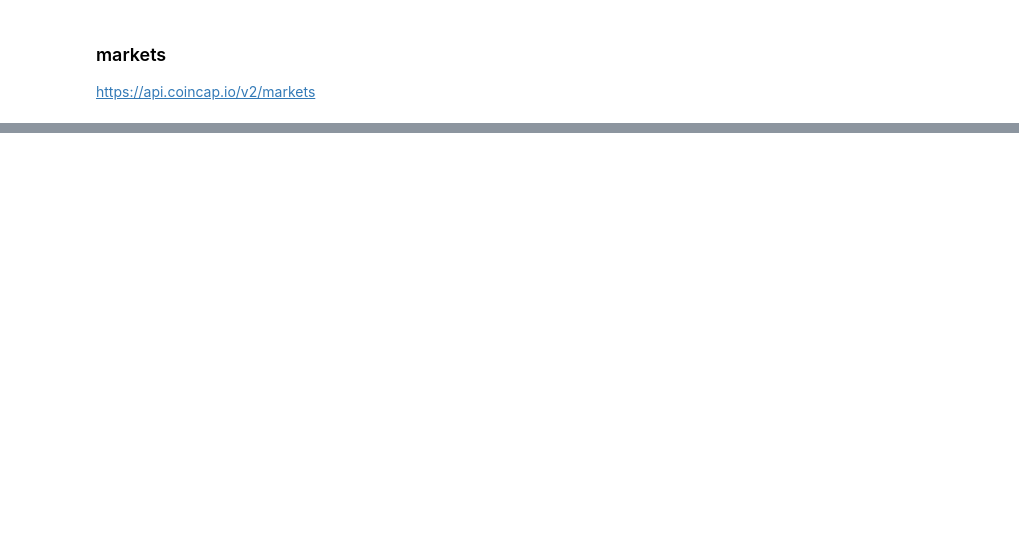
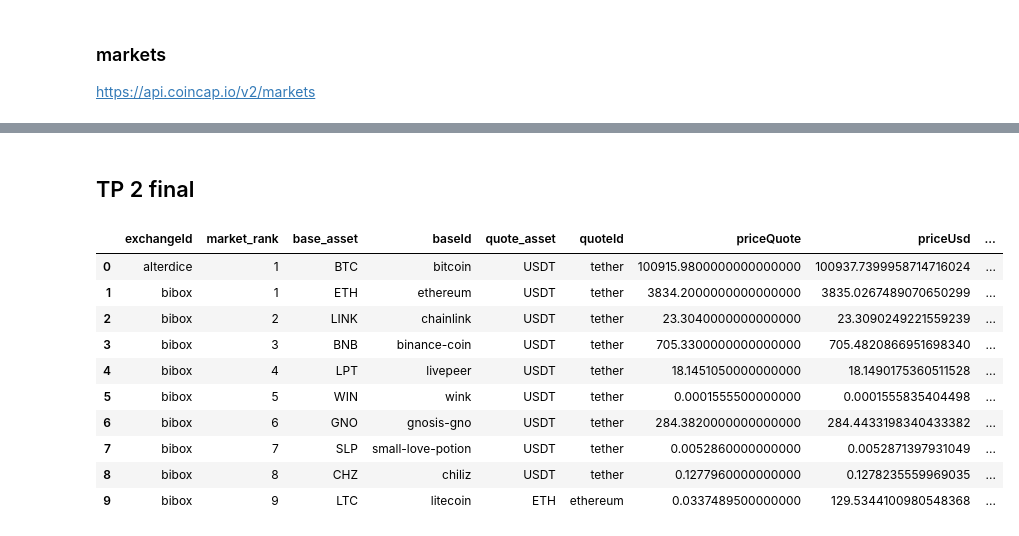
Before and after one commit to TomasLopezTur/TP_Integrador-E-Learning_DataEngineeer, a Jupyter notebook: Extrac_data.ipynb, the cells around one changed output, grey strips where cells are left out. Drawn from its saved outputs; the diff is of its cells as text; code cells hidden in the pictures; blank space fills up the shorter version.

```diff
--- a/Extrac_data.ipynb
+++ b/Extrac_data.ipynb
@@ -273,0 +274,2 @@ DeltaTable(markets_raw_dir).to_pandas()
+# %% [markdown]
+## TP 2 final
@@ -273,0 +305,14 @@ DeltaTable(markets_raw_dir).to_pandas()
+# %%
+markets_for_modify.head(10)
+# %% [output]
+|  | exchangeId | market_rank | base_asset | baseId | quote_asset | quoteId | priceQuote | priceUsd | ... |
+| 0 | alterdice | 1 | BTC | bitcoin | USDT | tether | 100915.9800000000000000 | 100937.7399958714716024 | ... |
+| 1 | bibox | 1 | ETH | ethereum | USDT | tether | 3834.2000000000000000 | 3835.0267489070650299 | ... |
+| 2 | bibox | 2 | LINK | chainlink | USDT | tether | 23.3040000000000000 | 23.3090249221559239 | ... |
+| 3 | bibox | 3 | BNB | binance-coin | USDT | tether | 705.3300000000000000 | 705.4820866951698340 | ... |
+| 4 | bibox | 4 | LPT | livepeer | USDT | tether | 18.1451050000000000 | 18.1490175360511528 | ... |
+| 5 | bibox | 5 | WIN | wink | USDT | tether | 0.0001555500000000 | 0.0001555835404498 | ... |
+| 6 | bibox | 6 | GNO | gnosis-gno | USDT | tether | 284.3820000000000000 | 284.4433198340433382 | ... |
+| 7 | bibox | 7 | SLP | small-love-potion | USDT | tether | 0.0052860000000000 | 0.0052871397931049 | ... |
+| 8 | bibox | 8 | CHZ | chiliz | USDT | tether | 0.1277960000000000 | 0.1278235559969035 | ... |
+| 9 | bibox | 9 | LTC | litecoin | ETH | ethereum | 0.0337489500000000 | 129.5344100980548368 | ... |
```
Also changed, not shown: parts of 20 cells of this notebook, 19 other files.
